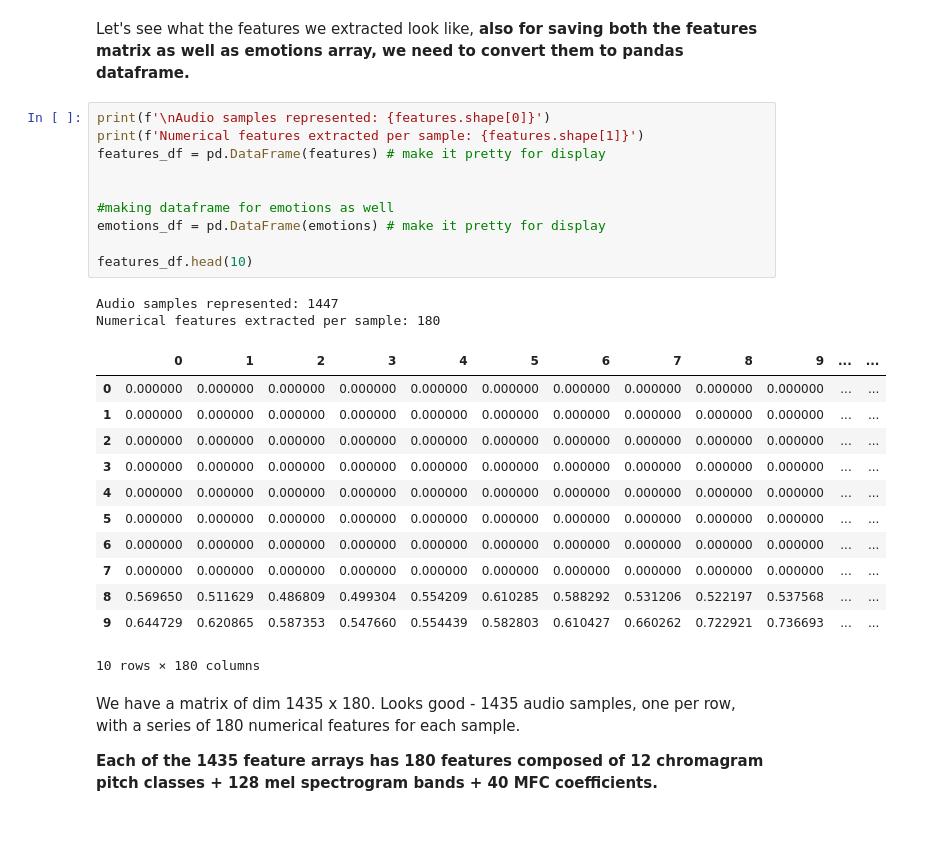
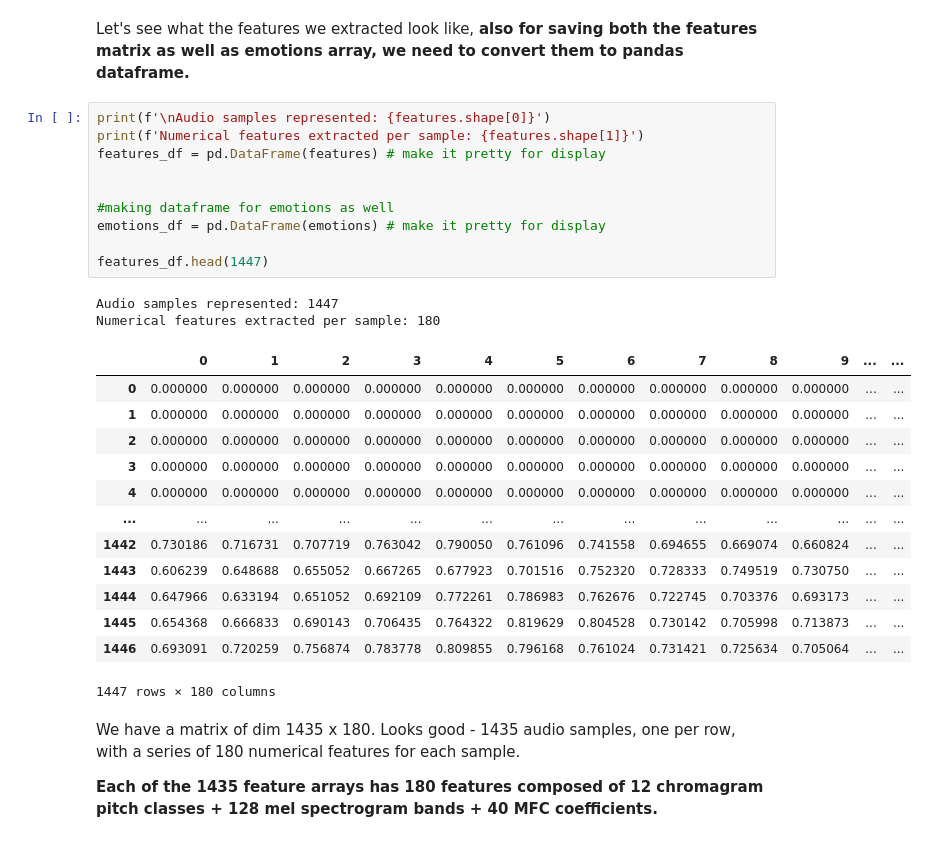
Before and after one commit to IAT-ExploringAI-2024/Week3-ClassicML, a Jupyter notebook: Week_3_MachineLearning.ipynb, the cells around one changed output. Saved outputs shown, nothing was run; the diff lists cells and outputs as text.

```diff
--- a/Week_3_MachineLearning.ipynb
+++ b/Week_3_MachineLearning.ipynb
@@ -190,28 +190,29 @@ Let's see what the features we extracted look like, **also for saving both the f
 # %%
 print(f'\nAudio samples represented: {features.shape[0]}')
 print(f'Numerical features extracted per sample: {features.shape[1]}')
 features_df = pd.DataFrame(features) # make it pretty for display
 
 
 #making dataframe for emotions as well
 emotions_df = pd.DataFrame(emotions) # make it pretty for display
 
-features_df.head(10)
+features_df.head(1447)
 # %% [output]
 Audio samples represented: 1447
 Numerical features extracted per sample: 180
 |  | 0 | 1 | 2 | 3 | 4 | 5 | 6 | 7 | 8 | 9 | ... | ... |
 | 0 | 0.000000 | 0.000000 | 0.000000 | 0.000000 | 0.000000 | 0.000000 | 0.000000 | 0.000000 | 0.000000 | 0.000000 | ... | ... |
 | 1 | 0.000000 | 0.000000 | 0.000000 | 0.000000 | 0.000000 | 0.000000 | 0.000000 | 0.000000 | 0.000000 | 0.000000 | ... | ... |
 | 2 | 0.000000 | 0.000000 | 0.000000 | 0.000000 | 0.000000 | 0.000000 | 0.000000 | 0.000000 | 0.000000 | 0.000000 | ... | ... |
 | 3 | 0.000000 | 0.000000 | 0.000000 | 0.000000 | 0.000000 | 0.000000 | 0.000000 | 0.000000 | 0.000000 | 0.000000 | ... | ... |
 | 4 | 0.000000 | 0.000000 | 0.000000 | 0.000000 | 0.000000 | 0.000000 | 0.000000 | 0.000000 | 0.000000 | 0.000000 | ... | ... |
-| 5 | 0.000000 | 0.000000 | 0.000000 | 0.000000 | 0.000000 | 0.000000 | 0.000000 | 0.000000 | 0.000000 | 0.000000 | ... | ... |
-| 6 | 0.000000 | 0.000000 | 0.000000 | 0.000000 | 0.000000 | 0.000000 | 0.000000 | 0.000000 | 0.000000 | 0.000000 | ... | ... |
-| 7 | 0.000000 | 0.000000 | 0.000000 | 0.000000 | 0.000000 | 0.000000 | 0.000000 | 0.000000 | 0.000000 | 0.000000 | ... | ... |
-| 8 | 0.569650 | 0.511629 | 0.486809 | 0.499304 | 0.554209 | 0.610285 | 0.588292 | 0.531206 | 0.522197 | 0.537568 | ... | ... |
-| 9 | 0.644729 | 0.620865 | 0.587353 | 0.547660 | 0.554439 | 0.582803 | 0.610427 | 0.660262 | 0.722921 | 0.736693 | ... | ... |
+| ... | ... | ... | ... | ... | ... | ... | ... | ... | ... | ... | ... | ... |
+| 1442 | 0.730186 | 0.716731 | 0.707719 | 0.763042 | 0.790050 | 0.761096 | 0.741558 | 0.694655 | 0.669074 | 0.660824 | ... | ... |
+| 1443 | 0.606239 | 0.648688 | 0.655052 | 0.667265 | 0.677923 | 0.701516 | 0.752320 | 0.728333 | 0.749519 | 0.730750 | ... | ... |
+| 1444 | 0.647966 | 0.633194 | 0.651052 | 0.692109 | 0.772261 | 0.786983 | 0.762676 | 0.722745 | 0.703376 | 0.693173 | ... | ... |
+| 1445 | 0.654368 | 0.666833 | 0.690143 | 0.706435 | 0.764322 | 0.819629 | 0.804528 | 0.730142 | 0.705998 | 0.713873 | ... | ... |
+| 1446 | 0.693091 | 0.720259 | 0.756874 | 0.783778 | 0.809855 | 0.796168 | 0.761024 | 0.731421 | 0.725634 | 0.705064 | ... | ... |
-10 rows × 180 columns
+1447 rows × 180 columns
 # %% [markdown]
 We have a matrix of dim 1435 x 180. Looks good - 1435 audio samples, one per row, with a series of
 180 numerical features for each sample.
```
